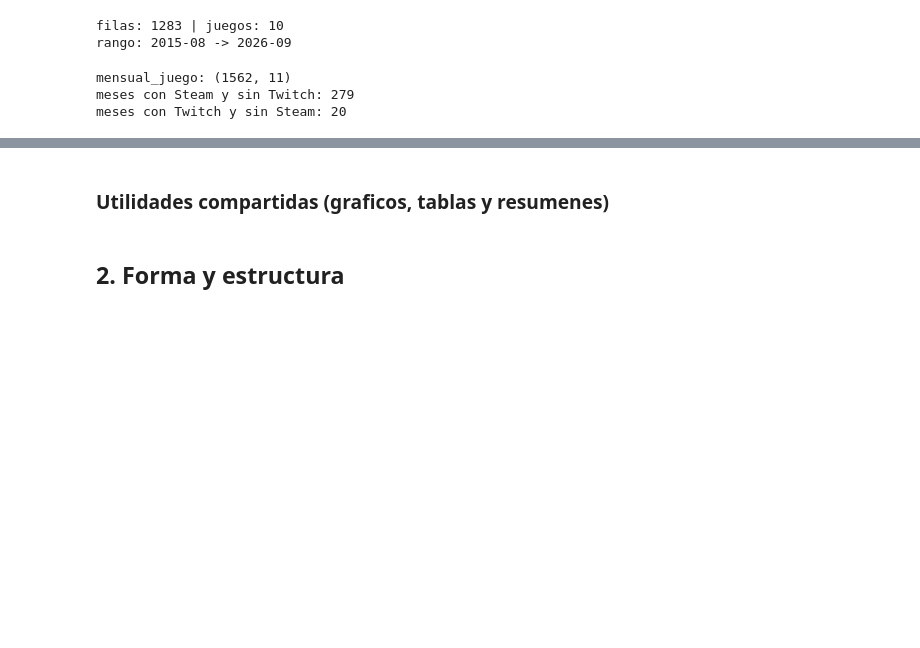
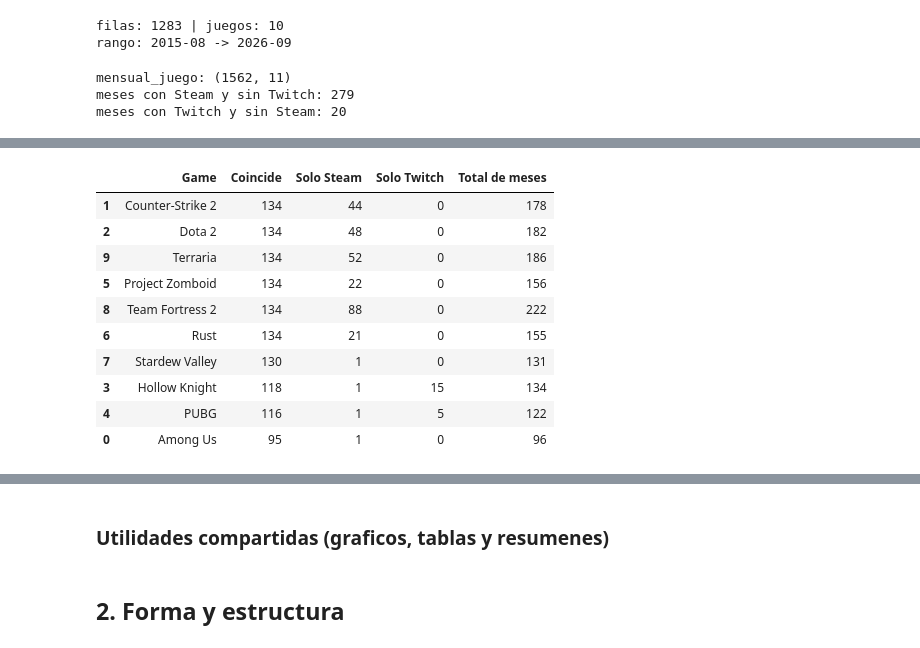
Before and after one commit to ai-somorrostro/Grupo2, a Jupyter notebook: SBD/steam_notebook.ipynb, the cells around one changed output, grey strips where cells are left out. Saved outputs shown, nothing was run; the diff lists cells and outputs as text; code cells hidden in the pictures; blank space fills up the shorter version.

```diff
--- a/SBD/steam_notebook.ipynb
+++ b/SBD/steam_notebook.ipynb
@@ -113,0 +116,31 @@ meses con Twitch y sin Steam: 20
+# %%
+cobertura_por_juego = pd.DataFrame({
+    "Game": mensual_juego["Game"],
+    "Solo Steam": meses_solo_steam,
+    "Solo Twitch": meses_solo_twitch,
+})
+cobertura_por_juego["Coincide"] = ~(
+    cobertura_por_juego["Solo Steam"] | cobertura_por_juego["Solo Twitch"]
+)
+
+resumen_cobertura = (
+    cobertura_por_juego.groupby("Game")[["Coincide", "Solo Steam", "Solo Twitch"]]
+    .sum()
+    .assign(**{"Total de meses": lambda tabla_: tabla_.sum(axis=1)})
+    .reset_index()
+    .sort_values("Coincide", ascending=False)
+)
+
+tabla(resumen_cobertura, None)
+# %% [output]
+|  | Game | Coincide | Solo Steam | Solo Twitch | Total de meses |
+| 1 | Counter-Strike 2 | 134 | 44 | 0 | 178 |
+| 2 | Dota 2 | 134 | 48 | 0 | 182 |
+| 9 | Terraria | 134 | 52 | 0 | 186 |
+| 5 | Project Zomboid | 134 | 22 | 0 | 156 |
+| 8 | Team Fortress 2 | 134 | 88 | 0 | 222 |
+| 6 | Rust | 134 | 21 | 0 | 155 |
+| 7 | Stardew Valley | 130 | 1 | 0 | 131 |
+| 3 | Hollow Knight | 118 | 1 | 15 | 134 |
+| 4 | PUBG | 116 | 1 | 5 | 122 |
+| 0 | Among Us | 95 | 1 | 0 | 96 |
```
Also changed, not shown: parts of 13 cells of this notebook, 2 other files.
